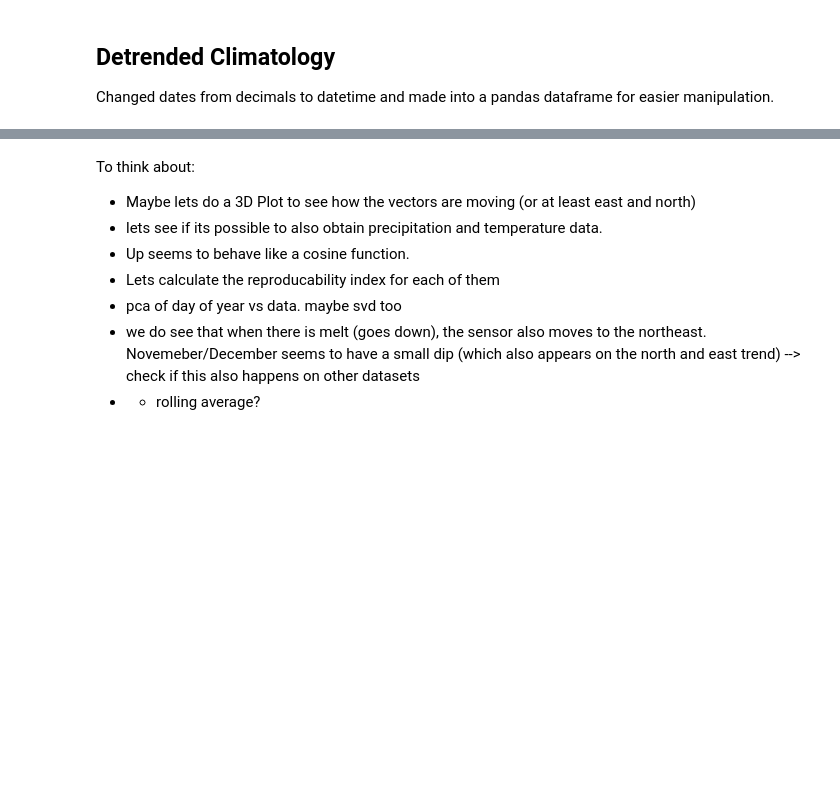
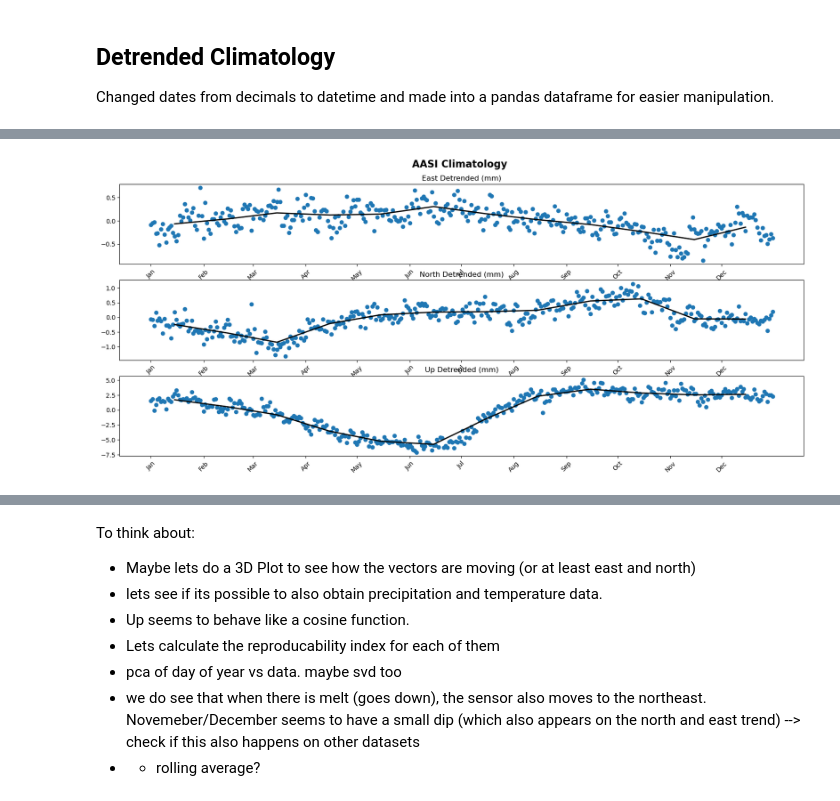
Before and after one commit to diegorvar/signal-processing-enu, a Jupyter notebook: SPENU.ipynb, the cells around one changed output, grey strips where cells are left out. Saved outputs shown, nothing was run; the diff lists cells and outputs as text; code cells hidden in the pictures; blank space fills up the shorter version.

```diff
--- a/SPENU.ipynb
+++ b/SPENU.ipynb
@@ -181,25 +242,27 @@ climatology_monthly
 # %%
-fig, axs = plt.subplots(1, 3, figsize=(20, 8))
+fig, axs = plt.subplots(3, 1, figsize=(20, 8))
 Time_months = ['Jan','Feb','Mar','Apr','May','Jun','Jul','Aug','Sep','Oct','Nov','Dec']
 month_ticks = [f'{month:02d}-01' for month in range(1, 13)]
 
-axs[0].plot(climatology['east'])
-axs[1].plot(climatology['north'])
-axs[2].plot(climatology['up'])
+axs[0].scatter(climatology.index,climatology['east'])
+axs[1].scatter(climatology.index,climatology['north'])
+axs[2].scatter(climatology.index,climatology['up'])
 
 monthly_aligned_index = [f"{month}-15" for month in climatology_monthly.index]
 
-axs[0].plot(monthly_aligned_index, climatology_monthly['east'])
-axs[1].plot(monthly_aligned_index, climatology_monthly['north'])
-axs[2].plot(monthly_aligned_index, climatology_monthly['up'])
+axs[0].plot(monthly_aligned_index, climatology_monthly['east'], lw = 2, c = 'black')
+axs[1].plot(monthly_aligned_index, climatology_monthly['north'], lw = 2, c = 'black')
+axs[2].plot(monthly_aligned_index, climatology_monthly['up'], lw = 2, c = 'black')
 
 for ax in axs:
     ax.set_xticks(month_ticks)
     ax.set_xticklabels(Time_months, rotation=45)
 
 axs[0].set_title('East Detrended (mm)', size = 12)
 axs[1].set_title('North Detrended (mm)', size = 12)
 axs[2].set_title('Up Detrended (mm)', size = 12)
 
-fig.suptitle('AASI Climatology', weight= 'bold', size = 16, y = 0.93)
+fig.suptitle('AASI Climatology', weight= 'bold', size = 16, y = 0.95, x = 0.51)
 plt.show()
+# %% [output]
+[figure, added]
```
Also changed, not shown: parts of 29 cells of this notebook, 3 other files.
